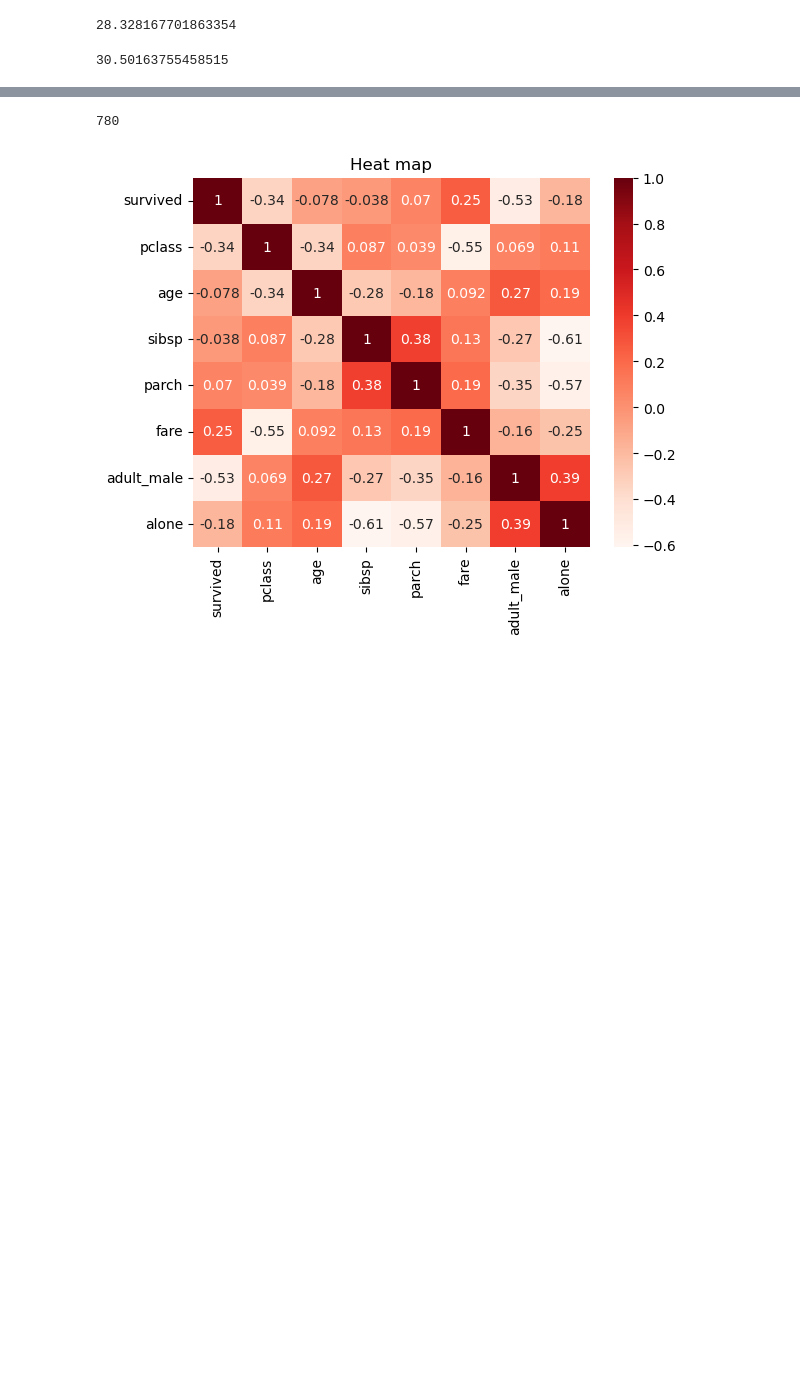
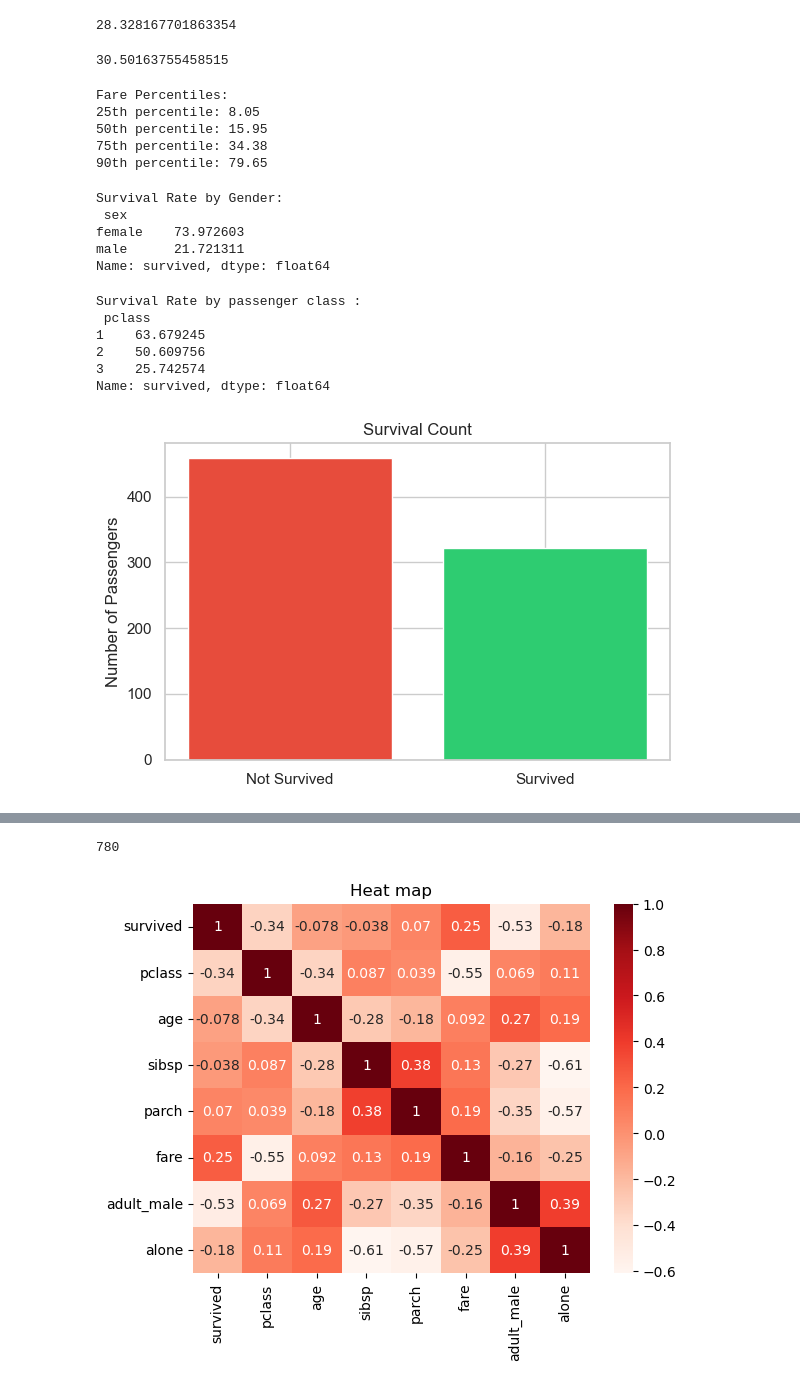
Before and after one commit to Gaurav5791/DATA-SCIENCE-Project-1, a Jupyter notebook: Untitled12.ipynb, the cells around one changed output, grey strips where cells are left out. Saved outputs shown, nothing was run; the diff lists cells and outputs as text; code cells hidden in the pictures; blank space fills up the shorter version.

```diff
--- a/Untitled12.ipynb
+++ b/Untitled12.ipynb
@@ -252,3 +252,44 @@ avg_age_not_survived = np.mean(df[df['survived'] == 0]['age'])
 print(avg_age_not_survived)
 # %% [output]
 30.50163755458515
+# %%
+print("\nFare Percentiles:")
+print(f"25th percentile: {np.percentile(df['fare'], 25):.2f}")
+print(f"50th percentile: {np.percentile(df['fare'], 50):.2f}")
+print(f"75th percentile: {np.percentile(df['fare'], 75):.2f}")
+print(f"90th percentile: {np.percentile(df['fare'], 90):.2f}")
+# %% [output]
+Fare Percentiles:
+25th percentile: 8.05
+50th percentile: 15.95
+75th percentile: 34.38
+90th percentile: 79.65
+# %%
+print("Survival Rate by Gender:\n",df.groupby('sex')['survived'].mean() * 100)
+# %% [output]
+Survival Rate by Gender:
+ sex
+female    73.972603
+male      21.721311
+Name: survived, dtype: float64
+# %%
+print("Survival Rate by passenger class :\n",df.groupby('pclass')['survived'].mean() * 100)
+# %% [output]
+Survival Rate by passenger class :
+ pclass
+1    63.679245
+2    50.609756
+3    25.742574
+Name: survived, dtype: float64
+# %%
+sns.set_theme(style="whitegrid")
+plt.figure(figsize=(6, 4))
+survival_counts = df['survived'].value_counts()
+plt.bar(['Not Survived', 'Survived'], survival_counts.values, color=['#e74c3c', '#2ecc71'])
+plt.title('Survival Count')
+plt.ylabel('Number of Passengers')
+plt.tight_layout()
+plt.savefig('chart1_survival_count.png')
+plt.show()
+# %% [output]
+[figure, added]
```
Also changed, not shown: parts of 4 cells of this notebook, 5 other files.
